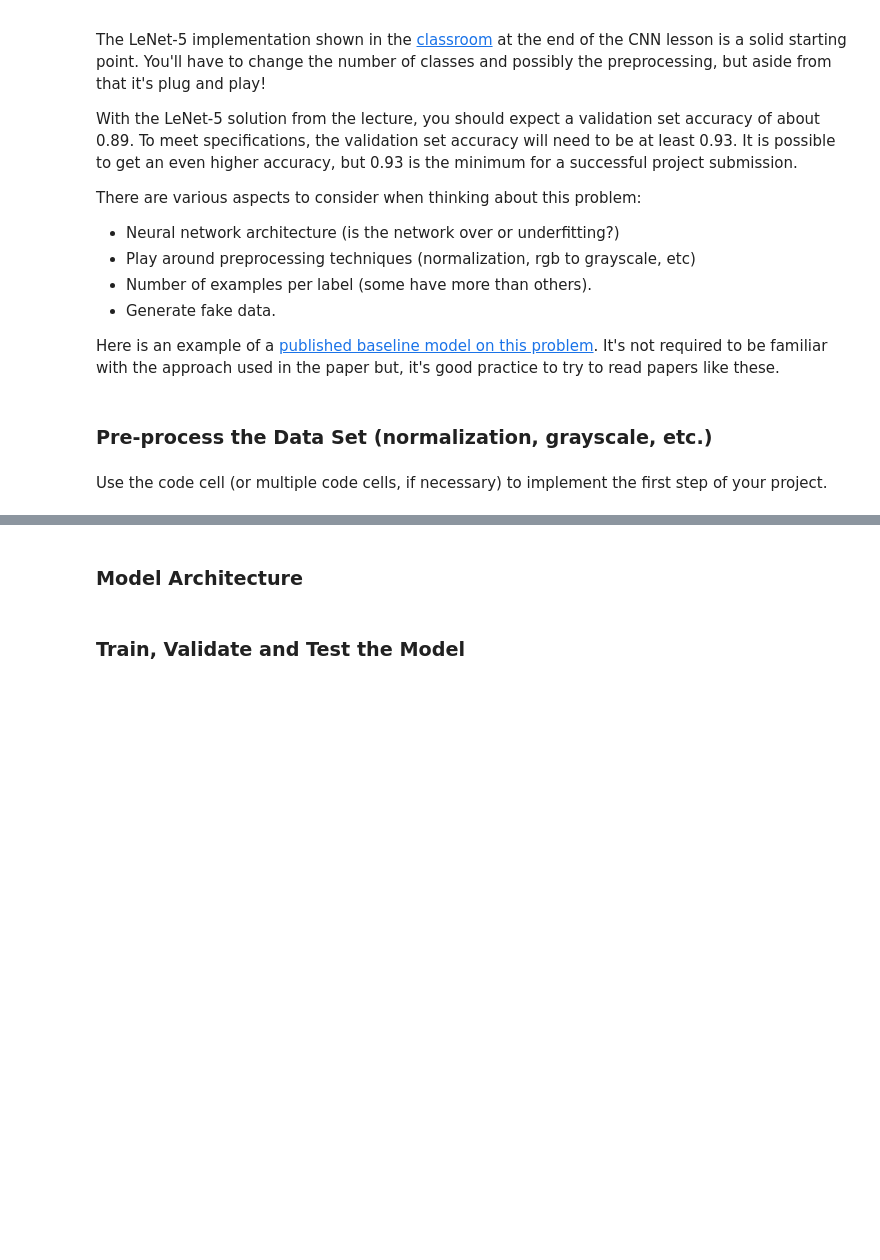
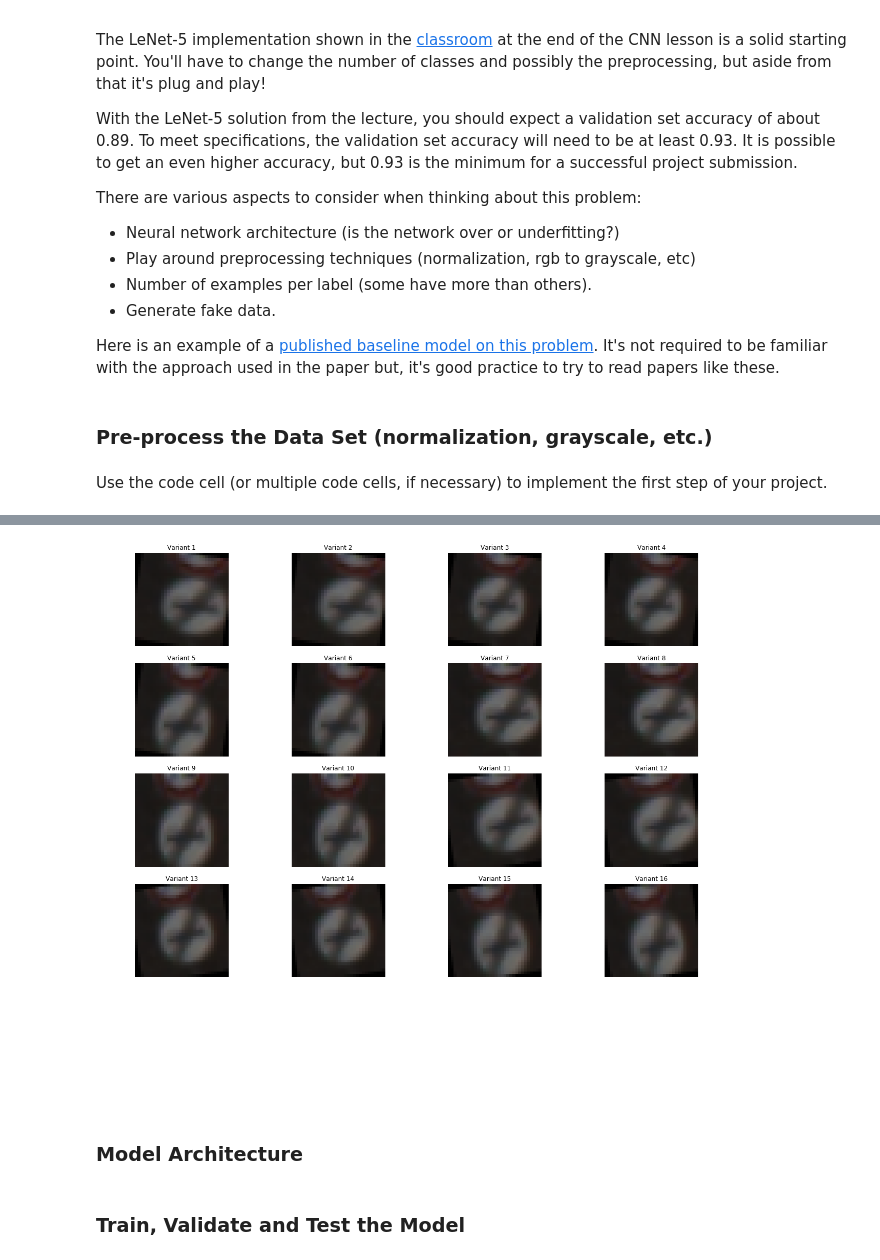
Before and after one commit to tarasovp/udacity, a Jupyter notebook: CarND-Traffic-Sign-Classifier-Project/Traffic_Sign_Classifier.ipynb, the cells around one changed output, grey strips where cells are left out. Drawn from its saved outputs; the diff is of its cells as text; code cells hidden in the pictures; blank space fills up the shorter version.

```diff
--- a/CarND-Traffic-Sign-Classifier-Project/Traffic_Sign_Classifier.ipynb
+++ b/CarND-Traffic-Sign-Classifier-Project/Traffic_Sign_Classifier.ipynb
@@ -150,14 +151,3 @@ def preprocess(X):
 
     #normalize
     return np.array(list(map(normalizer,X)))
-# %%
-import cv2
-normalizer = lambda x: (x-x.mean())/x.std()
-
-def preprocess_v2(X):
-    #change color space
-    X=cv2.cvtColor(X, cv2.COLOR_BGR2YUV).astype(np.float)
-    X[:,:,0]=normalizer(X[:,:,0])
-
-    #normalize
-    return X
@@ -199,3 +262,29 @@ for i,a in enumerate(X_train):
+# %%
+#example of random transformations
+all_variants=get_resized_and_rotated(X_train[0], cnt=-1)
+
+n_row=4
+
+f, ax = plt.subplots(int(len(all_variants)/n_row)+1, n_row)
+
+f.set_figheight(15)
+f.set_figwidth(4*int(len(all_variants)/n_row)+1)
+
+#turn off axis
+for a in ax:
+    for b in a:
+        b.axis('off')
+
+#for all signames draw an image
+for i,img in enumerate(all_variants):
+    now=ax[int(i/n_row)][i%n_row]
+    now.set_title('Variant %d' % (i+1))
+    now.imshow(img)
+
+plt.axis('off')
+plt.show()
+# %% [output]
+[figure, added]
 # %%
 X_train=np.array([preprocess_v2(a) for a in X_train])
 X_valid=np.array([preprocess_v2(a) for a in X_valid])
```
Also changed, not shown: parts of 14 cells of this notebook.
